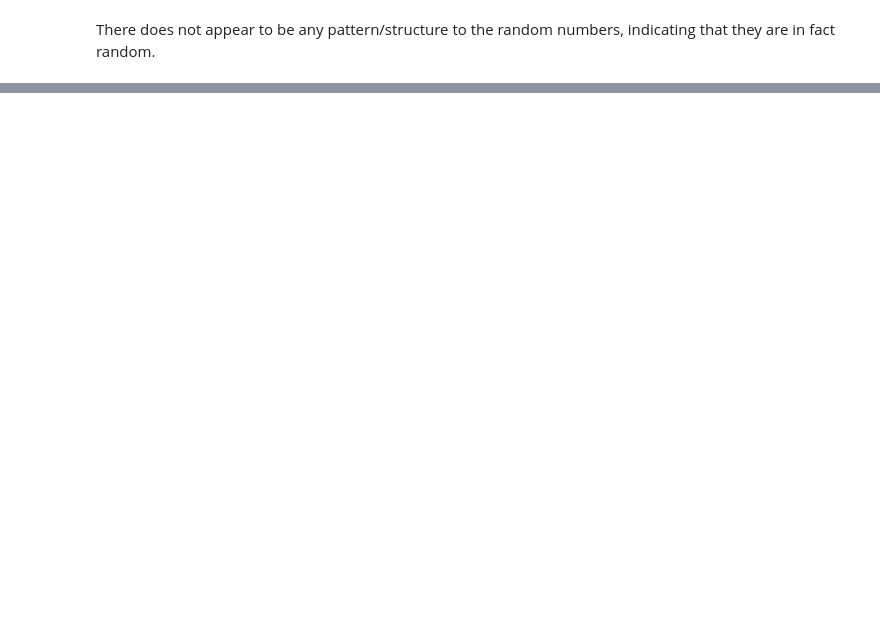
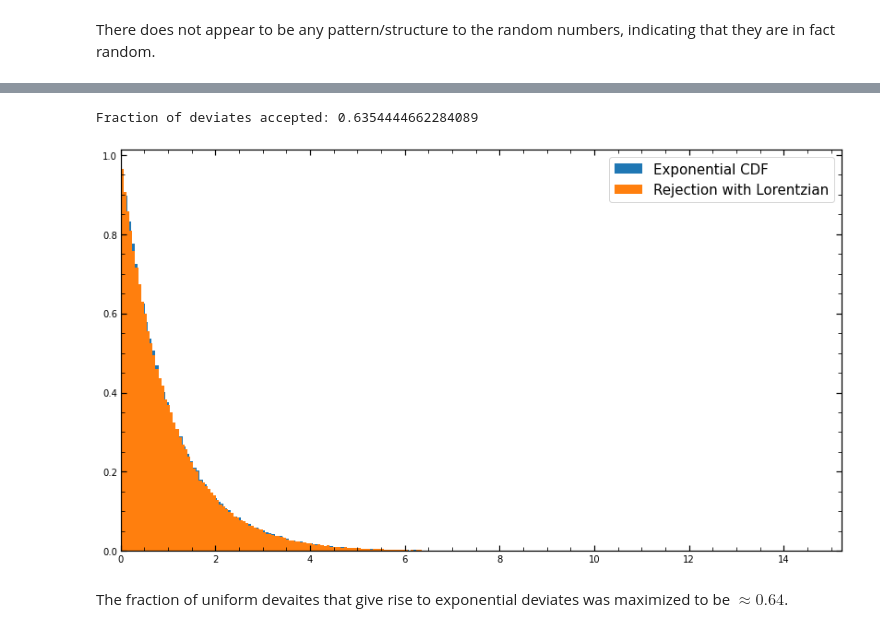
Before and after one commit to kenj19/PHYS512, a Jupyter notebook: PS7/ps7.ipynb, the cells around one changed output, grey strips where cells are left out. Drawn from its saved outputs; the diff is of its cells as text; code cells hidden in the pictures; blank space fills up the shorter version.

```diff
--- a/PS7/ps7.ipynb
+++ b/PS7/ps7.ipynb
@@ -55,0 +136,20 @@ There does not appear to be any pattern/structure to the random numbers, indicat
+# %%
+def exp_CDFinv(n):  # inverse CDF of exponential, analytically computable - will use to compare with Lorentzian generated
+    y = np.random.rand(n)
+    return np.log(1/(1-y))
+# %%
+non_neg_lorentz_devs=lorentz_devs[lorentz_devs>0] # cutoff distribution at 0
+exp_from_lorentz_CDFinv=exp_from_lorentz(non_neg_lorentz_devs) # generate exp deviates from lorentzian
+exp_CDF_inv=exp_CDFinv(len(exp_from_lorentz_CDFinv)) # alternatively np.random.exponential(size=len(exp_from_lorentz_CDF))
+
+fig, ax = plt.subplots(figsize=[14,8])
+ax.hist(exp_from_lorentz_CDFinv, bins=200, density=True, label='Exponential CDF')
+ax.hist(exp_CDF_inv, bins=200, density=True, label='Rejection with Lorentzian')
+ax.set_xlim(xmin=0)
+ax.legend(fontsize=15);
+print("Fraction of deviates accepted:", len(exp_from_lorentz_CDFinv)/len(non_neg_lorentz_devs))
+# %% [output]
+Fraction of deviates accepted: 0.6354444662284089
+[figure, added]
+# %% [markdown]
+The fraction of uniform devaites that give rise to exponential deviates was maximized to be $\approx 0.64$.
```
Also changed, not shown: parts of 14 cells of this notebook.
